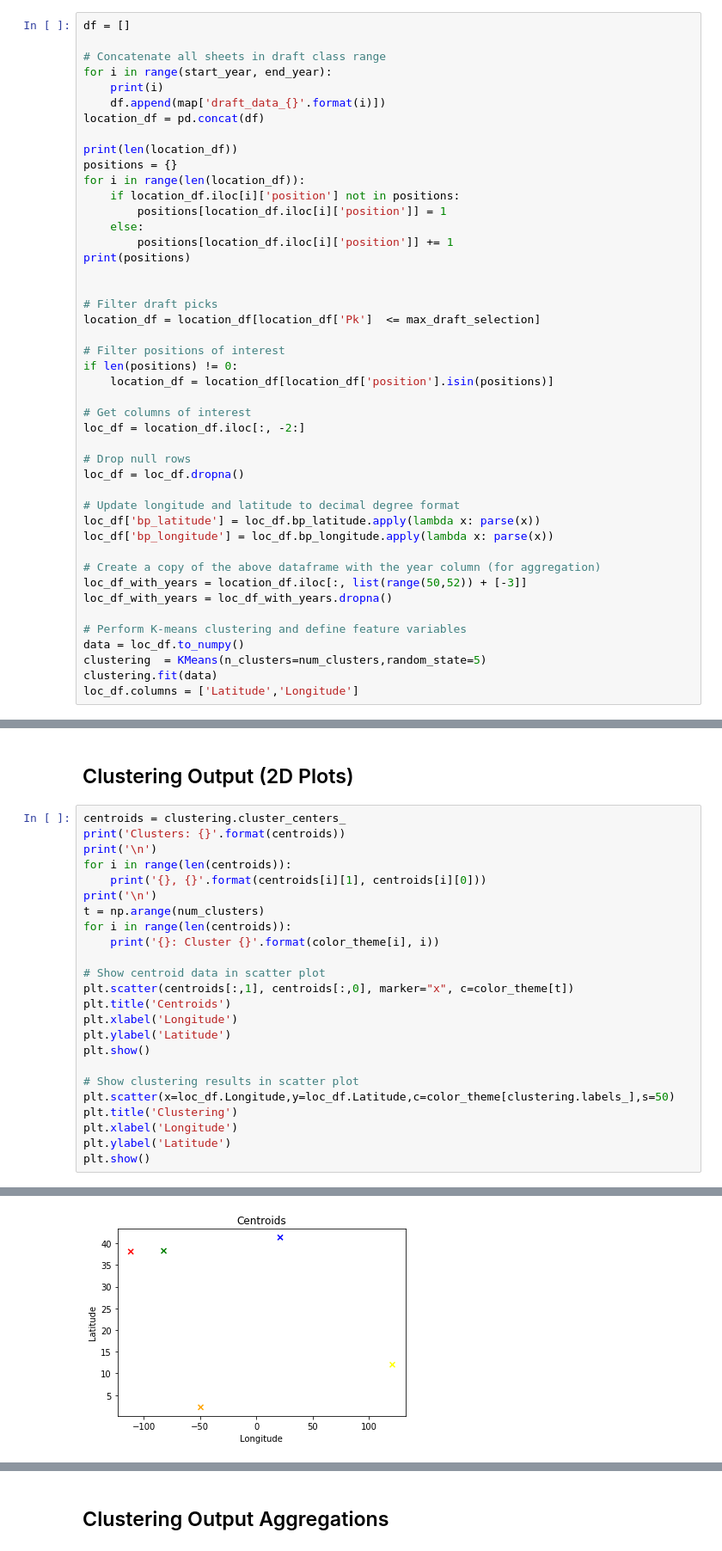
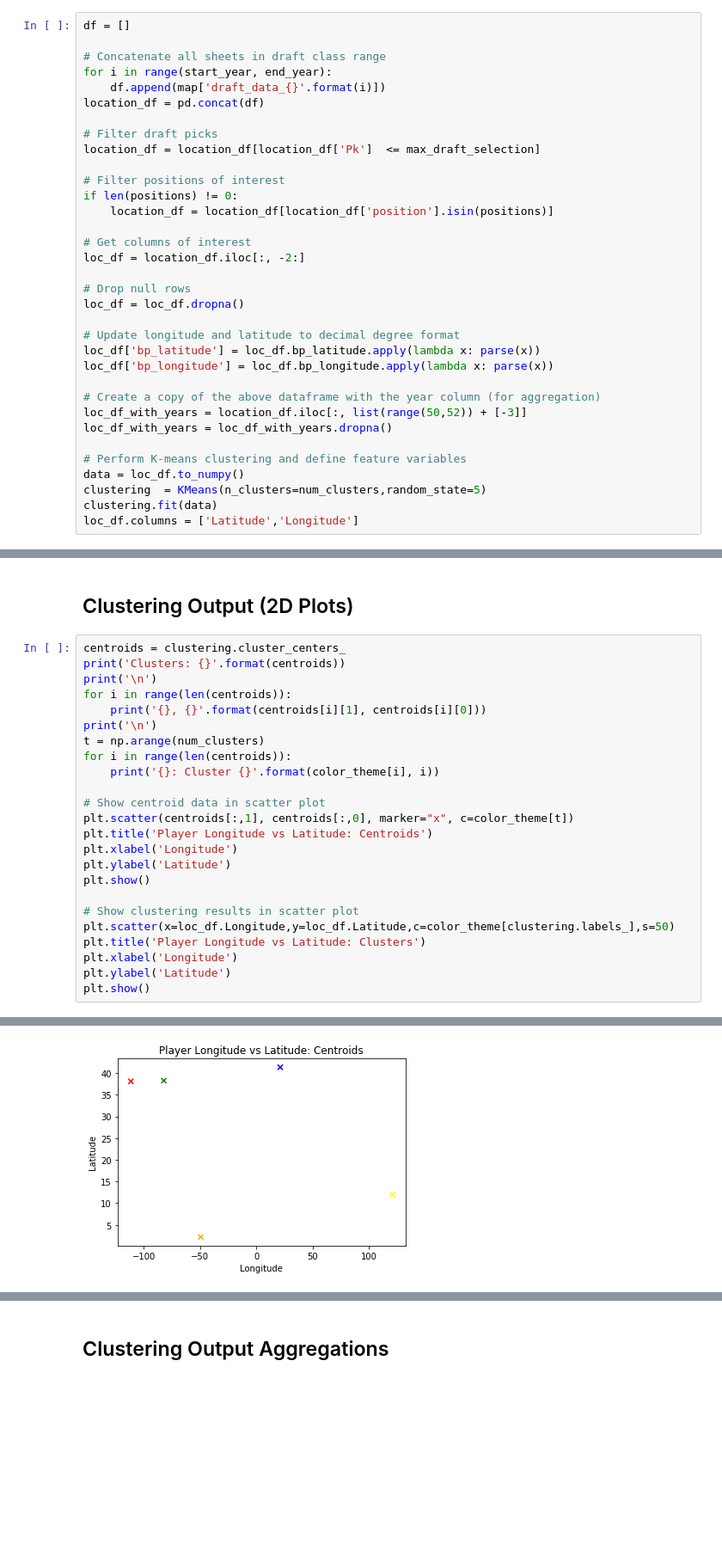
Before and after one commit to vivvvli/nba-draft-analysis, a Jupyter notebook: Clustering/clustering-location.ipynb, the cells around one changed output, grey strips where cells are left out. Shown at 86% size. Drawn from its saved outputs; the diff is of its cells as text; blank space fills up the shorter version.

```diff
--- a/Clustering/clustering-location.ipynb
+++ b/Clustering/clustering-location.ipynb
@@ -52,19 +52,8 @@ df = []
 
 # Concatenate all sheets in draft class range
 for i in range(start_year, end_year):
-    print(i)
     df.append(map['draft_data_{}'.format(i)])
 location_df = pd.concat(df)
-
-print(len(location_df))
-positions = {}
-for i in range(len(location_df)):
-    if location_df.iloc[i]['position'] not in positions:
-        positions[location_df.iloc[i]['position']] = 1
-    else:
-        positions[location_df.iloc[i]['position']] += 1
-print(positions)
-
 
 # Filter draft picks
 location_df = location_df[location_df['Pk']  <= max_draft_selection]
@@ -142,35 +113,35 @@ for i in range(len(centroids)):
 
 # Show centroid data in scatter plot
 plt.scatter(centroids[:,1], centroids[:,0], marker="x", c=color_theme[t])
-plt.title('Centroids')
+plt.title('Player Longitude vs Latitude: Centroids')
 plt.xlabel('Longitude')
 plt.ylabel('Latitude')
 plt.show()
 
 # Show clustering results in scatter plot
 plt.scatter(x=loc_df.Longitude,y=loc_df.Latitude,c=color_theme[clustering.labels_],s=50)
-plt.title('Clustering')
+plt.title('Player Longitude vs Latitude: Clusters')
 plt.xlabel('Longitude')
 plt.ylabel('Latitude')
 plt.show()
 # %% [output]
 Clusters: [[  38.07968907 -111.69736004]
  [  41.34508357   21.23167531]
  [  38.25137709  -82.36114648]
  [  12.01107156  120.99307866]
  [   2.19905807  -49.48747594]]
 
 
 -111.69736004421364, 38.079689068545996
 21.2316753147336, 41.345083568965514
 -82.36114648416867, 38.25137708849658
 120.99307865806446, 12.011071564516126
 -49.487475942857145, 2.199058066666666
 
 
 red: Cluster 0
 blue: Cluster 1
 green: Cluster 2
 yellow: Cluster 3
 orange: Cluster 4
-[figure, old version]
+[figure, new version]
```
Also changed, not shown: parts of 2 cells of this notebook, 1 other file.
